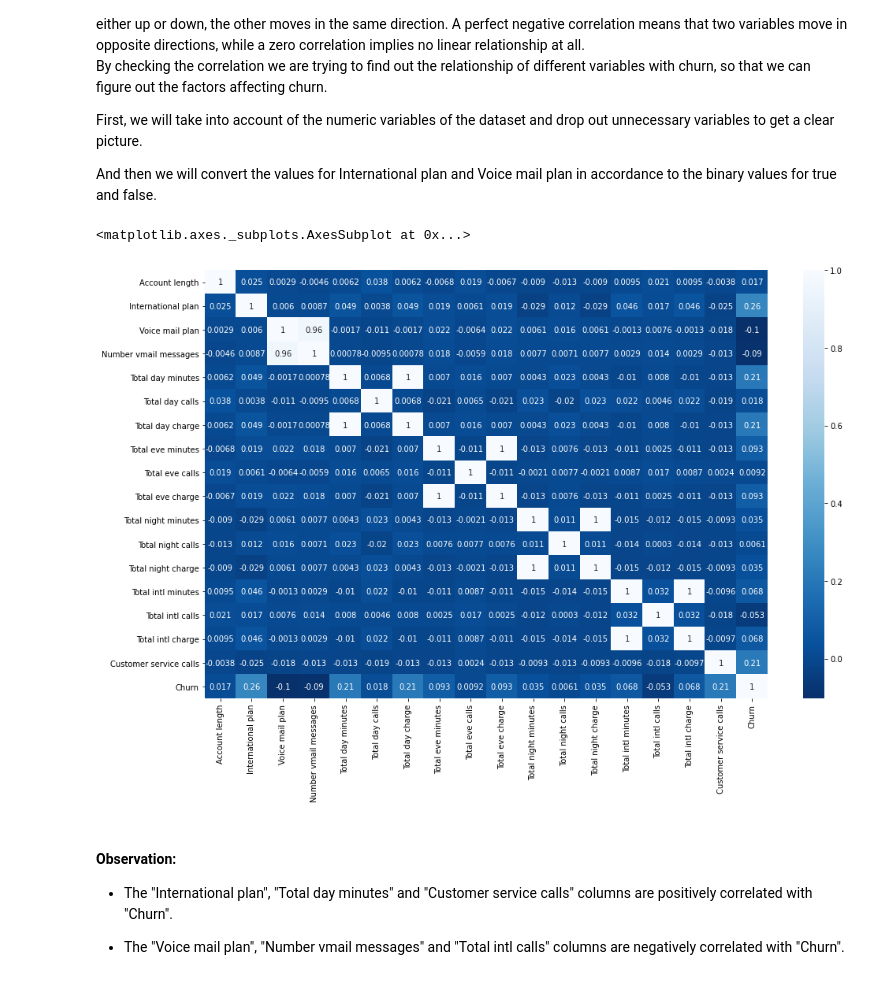
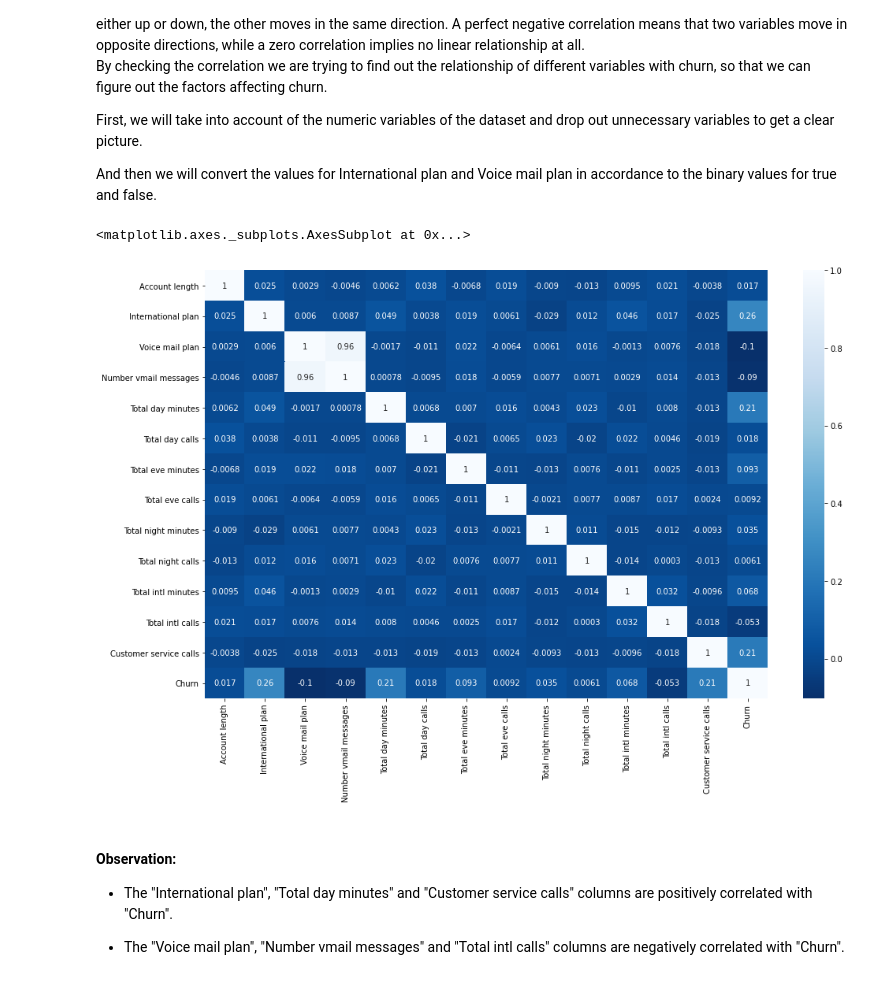
Before and after one commit to vithika-karan/Churn-Data-Analysis, a Jupyter notebook: Telecom_Churn_Analysis_Capstone_Project.ipynb, the cells around one changed output. Saved outputs shown, nothing was run; the diff lists cells and outputs as text; code cells hidden in the pictures.

```diff
--- a/Telecom_Churn_Analysis_Capstone_Project.ipynb
+++ b/Telecom_Churn_Analysis_Capstone_Project.ipynb
@@ -156,18 +156,18 @@ First, we will take into account of the numeric variables of the dataset and dro
 And then we will convert the values for International plan and Voice mail plan in accordance to the binary values for true and false.
 # %%
 #we need only numeric columns here, let's drop the unnecessary
-columns_to_drop = ['State', 'Area code']
+columns_to_drop = ['State', 'Area code', 'Total day charge', 'Total eve charge', 'Total night charge', 'Total intl charge']
 corr_df = df.drop(columns = columns_to_drop, axis =1)
 #we'll have to change strings for yes and no to 1 and 0 respectively to involve these columns in the matrix
 corr_df['International plan'].replace({'No':0, 'Yes':1}, inplace=True)
 corr_df['Voice mail plan'].replace({'No':0, 'Yes':1}, inplace=True)
 #correlation matrix and heatmap
 corr= corr_df.corr()
 plt.figure(figsize=(16,10))
 sns.heatmap(corr, cmap='Blues_r', annot=True)
 # %% [output]
 <matplotlib.axes._subplots.AxesSubplot at 0x...>
-[figure, old version]
+[figure, new version]
 # %% [markdown]
 #### Observation:
 *   The "International plan", "Total day minutes" and "Customer service calls" columns are positively correlated with "Churn".
```
Also changed, not shown: parts of 25 cells of this notebook.
